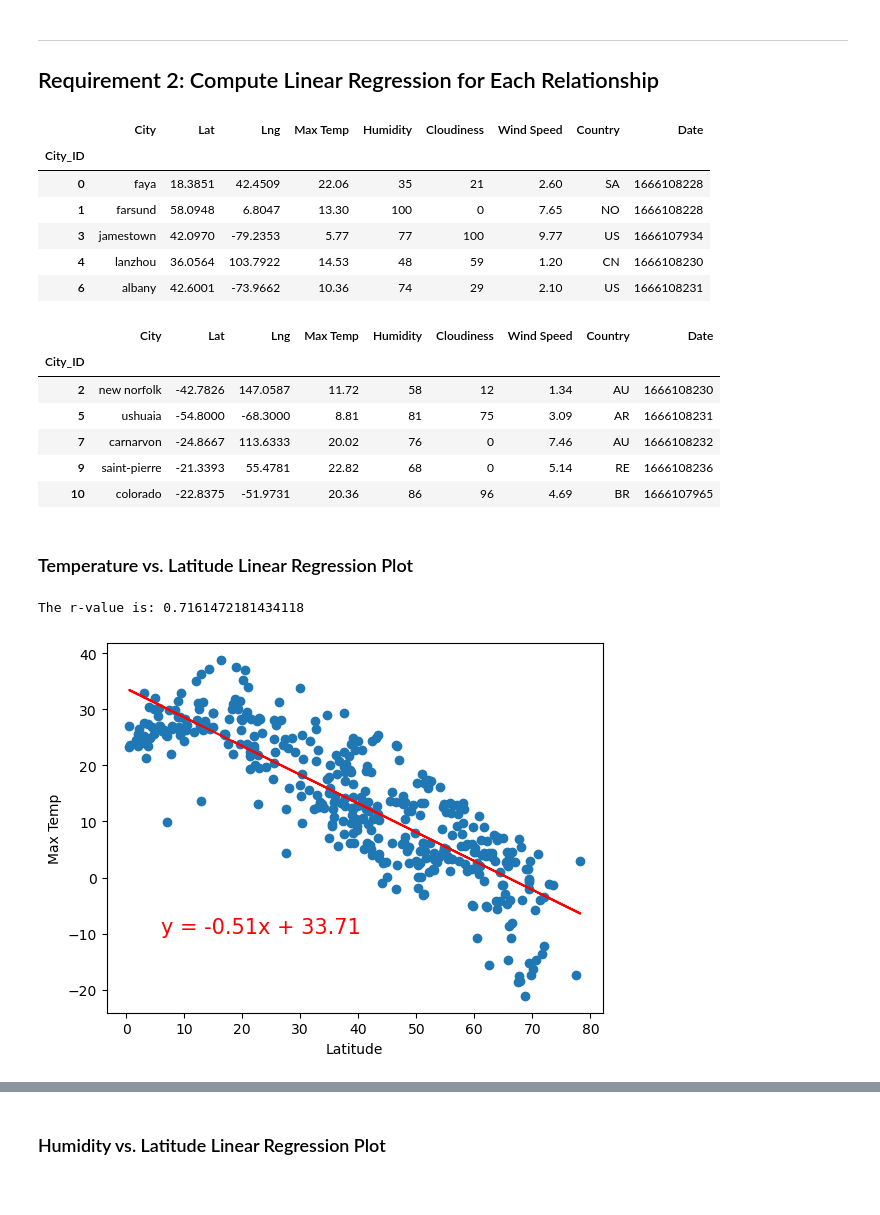
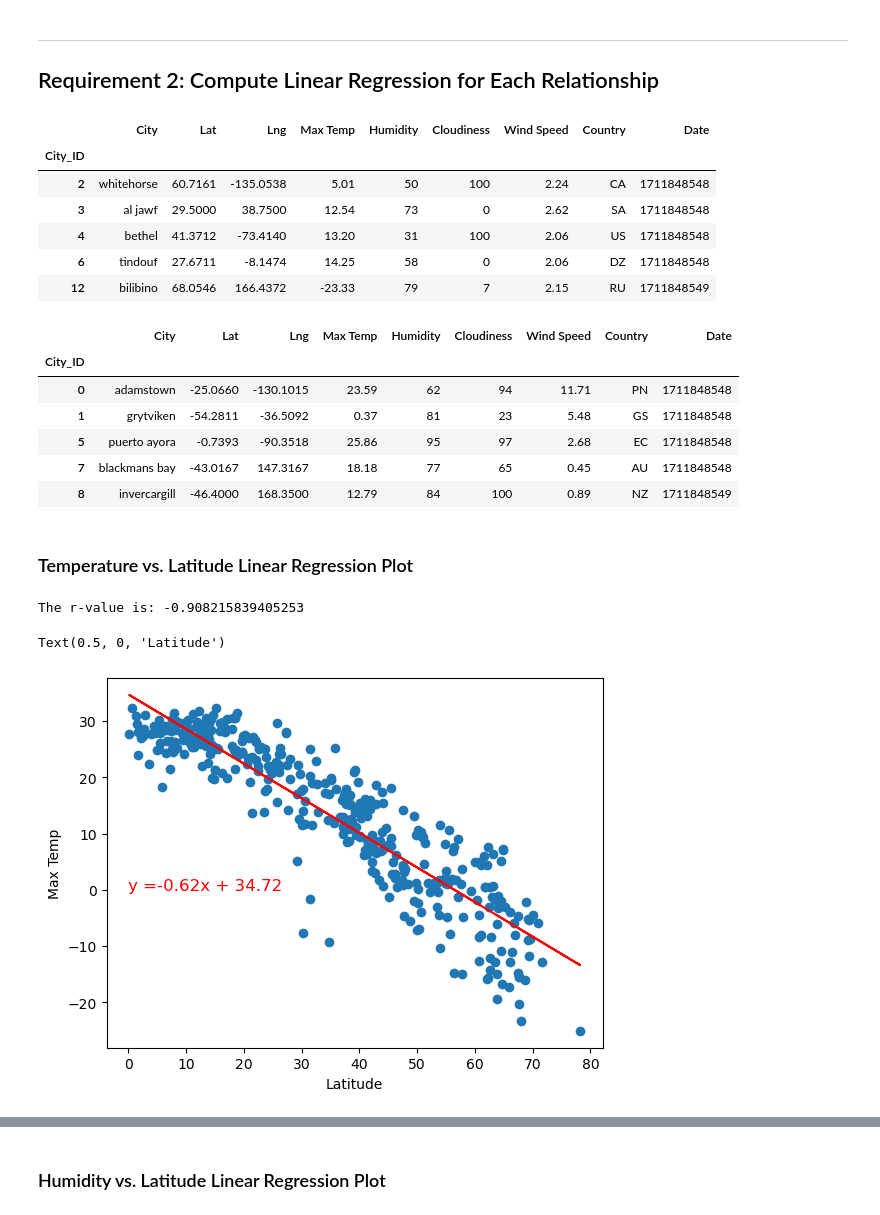
Before and after one commit to tarsian/python-api-challenge, a Jupyter notebook: WeatherPy.ipynb, the cells around one changed output, grey strips where cells are left out. Cells and saved outputs as stored; diff of their text form; code cells hidden in the pictures.

```diff
--- a/WeatherPy.ipynb
+++ b/WeatherPy.ipynb
@@ -247,38 +270,54 @@ plt.show()
+# %%
+# Define a function to create Linear Regression plots
+def linear_regress(x, y, eqn_coordinates):
+    r = st.pearsonr(x, y)
+    print(f"The r-value is: {r[0]}")
+    (slope, intercept, rvalue, pvalue, stderr) = linregress(x, y)
+    regress_values = x * slope + intercept
+    line_eq = f"y ={slope: .2f}x +{intercept: .2f}"
+    plt.plot(x, regress_values, "r-")
+    plt.annotate(line_eq, eqn_coordinates, fontsize=12, color="red")
+    plt.scatter(x, y)
+    plt.xlabel(f"{x.name}")
+    plt.ylabel(f"{y.name}")
+    return line_eq
 # %%
 # Create a DataFrame with the Northern Hemisphere data (Latitude >= 0)
-# YOUR CODE HERE
+northern_hemi_df = city_data_df.loc[city_data_df["Lat"] >= 0]
 
 # Display sample data
 northern_hemi_df.head()
 # %% [output]
 |  | City | Lat | Lng | Max Temp | Humidity | Cloudiness | Wind Speed | Country | Date |
 | City_ID |  |  |  |  |  |  |  |  |  |
-| 0 | faya | 18.3851 | 42.4509 | 22.06 | 35 | 21 | 2.60 | SA | 1666108228 |
-| 1 | farsund | 58.0948 | 6.8047 | 13.30 | 100 | 0 | 7.65 | NO | 1666108228 |
-| 3 | jamestown | 42.0970 | -79.2353 | 5.77 | 77 | 100 | 9.77 | US | 1666107934 |
-| 4 | lanzhou | 36.0564 | 103.7922 | 14.53 | 48 | 59 | 1.20 | CN | 1666108230 |
-| 6 | albany | 42.6001 | -73.9662 | 10.36 | 74 | 29 | 2.10 | US | 1666108231 |
+| 2 | whitehorse | 60.7161 | -135.0538 | 5.01 | 50 | 100 | 2.24 | CA | 1711848548 |
+| 3 | al jawf | 29.5000 | 38.7500 | 12.54 | 73 | 0 | 2.62 | SA | 1711848548 |
+| 4 | bethel | 41.3712 | -73.4140 | 13.20 | 31 | 100 | 2.06 | US | 1711848548 |
+| 6 | tindouf | 27.6711 | -8.1474 | 14.25 | 58 | 0 | 2.06 | DZ | 1711848548 |
+| 12 | bilibino | 68.0546 | 166.4372 | -23.33 | 79 | 7 | 2.15 | RU | 1711848549 |
 # %%
 # Create a DataFrame with the Southern Hemisphere data (Latitude < 0)
-# YOUR CODE HERE
+southern_hemi_df = city_data_df.loc[city_data_df["Lat"] < 0]
 
 # Display sample data
 southern_hemi_df.head()
 # %% [output]
 |  | City | Lat | Lng | Max Temp | Humidity | Cloudiness | Wind Speed | Country | Date |
 | City_ID |  |  |  |  |  |  |  |  |  |
-| 2 | new norfolk | -42.7826 | 147.0587 | 11.72 | 58 | 12 | 1.34 | AU | 1666108230 |
-| 5 | ushuaia | -54.8000 | -68.3000 | 8.81 | 81 | 75 | 3.09 | AR | 1666108231 |
-| 7 | carnarvon | -24.8667 | 113.6333 | 20.02 | 76 | 0 | 7.46 | AU | 1666108232 |
-| 9 | saint-pierre | -21.3393 | 55.4781 | 22.82 | 68 | 0 | 5.14 | RE | 1666108236 |
-| 10 | colorado | -22.8375 | -51.9731 | 20.36 | 86 | 96 | 4.69 | BR | 1666107965 |
+| 0 | adamstown | -25.0660 | -130.1015 | 23.59 | 62 | 94 | 11.71 | PN | 1711848548 |
+| 1 | grytviken | -54.2811 | -36.5092 | 0.37 | 81 | 23 | 5.48 | GS | 1711848548 |
+| 5 | puerto ayora | -0.7393 | -90.3518 | 25.86 | 95 | 97 | 2.68 | EC | 1711848548 |
+| 7 | blackmans bay | -43.0167 | 147.3167 | 18.18 | 77 | 65 | 0.45 | AU | 1711848548 |
+| 8 | invercargill | -46.4000 | 168.3500 | 12.79 | 84 | 100 | 0.89 | NZ | 1711848549 |
 # %% [markdown]
 ###  Temperature vs. Latitude Linear Regression Plot
 # %%
 # Linear regression on Northern Hemisphere
-# YOUR CODE HERE
+linear_regress(northern_hemi_df["Lat"], northern_hemi_df["Max Temp"], (0, 0))
+plt.xlabel("Latitude")
 # %% [output]
-The r-value is: 0.7161472181434118
+The r-value is: -0.908215839405253
+Text(0.5, 0, 'Latitude')
-[figure, old version]
+[figure, new version]
 # %%
 # Linear regression on Southern Hemisphere
```
Also changed, not shown: parts of 33 cells of this notebook, 5 other files.
